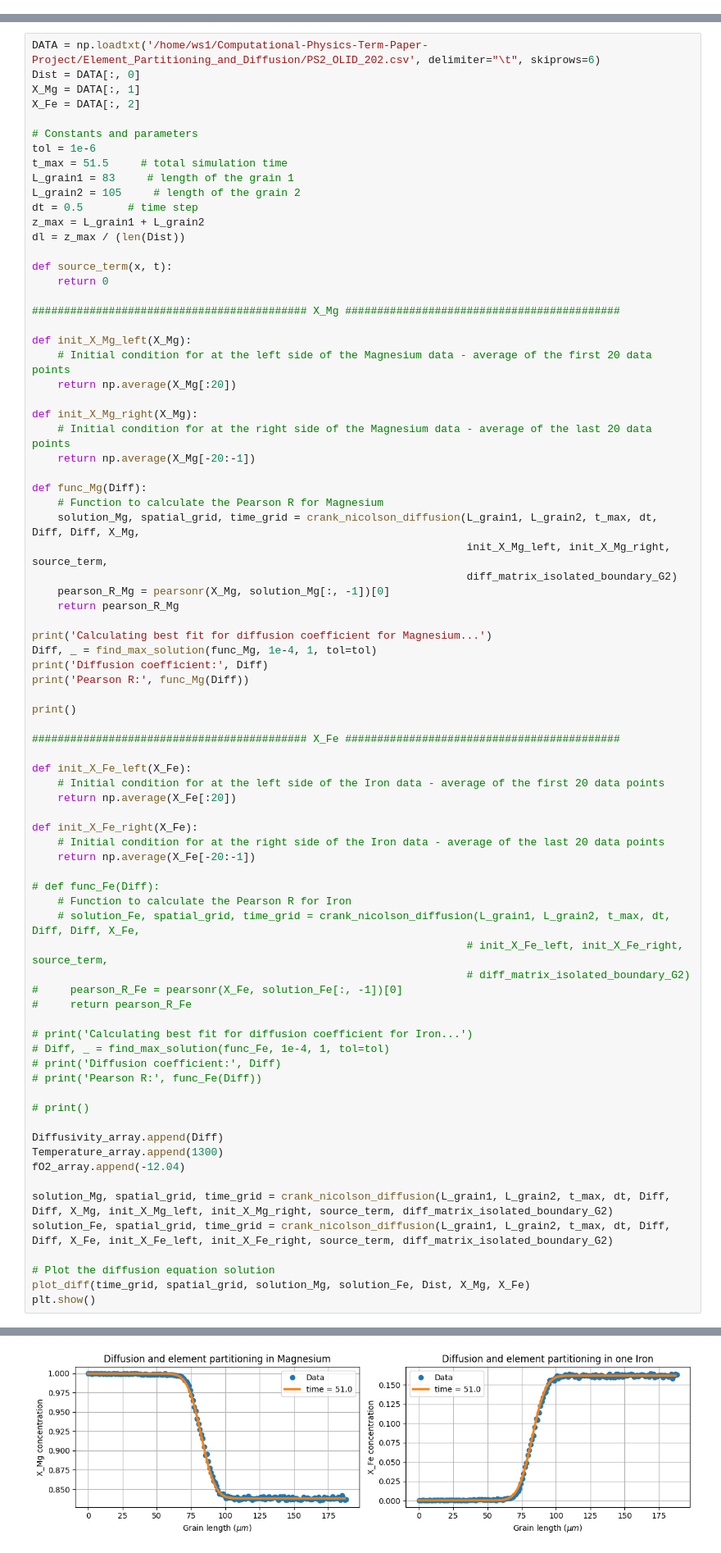
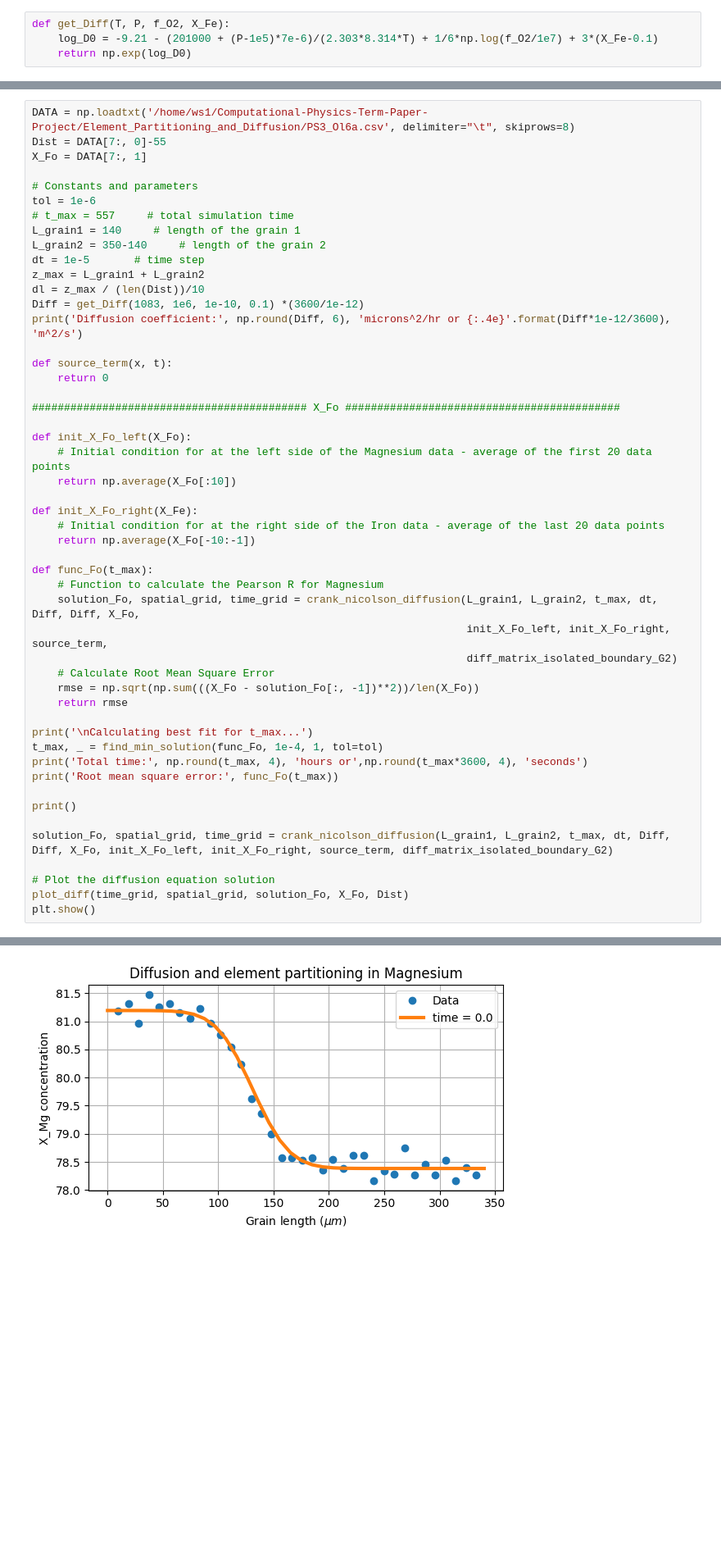
Before and after one commit to chandan-kumarsahu/CP-Project-Grain-Interdiffusion, a Jupyter notebook: Element_Partitioning_and_Diffusion/CN_grain_diffusion_PS3.ipynb, the cells around one changed output, grey strips where cells are left out. Shown: that part at 82% size. Cells and saved outputs as stored; diff of their text form; blank space fills up the shorter version.

Commit message:
Added RMSE finally

```diff
--- a/Element_Partitioning_and_Diffusion/CN_grain_diffusion_PS3.ipynb
+++ b/Element_Partitioning_and_Diffusion/CN_grain_diffusion_PS3.ipynb
@@ -244,0 +5,4 @@ fO2_array = []
+# %%
+def get_Diff(T, P, f_O2, X_Fe):
+    log_D0 = -9.21 - (201000 + (P-1e5)*7e-6)/(2.303*8.314*T) + 1/6*np.log(f_O2/1e7) + 3*(X_Fe-0.1)
+    return np.exp(log_D0)
@@ -245,79 +11,51 @@ fO2_array = []
 # %%
-DATA = np.loadtxt('/home/ws1/Computational-Physics-Term-Paper-Project/Element_Partitioning_and_Diffusion/PS2_OLID_202.csv', delimiter="\t", skiprows=6)
-Dist = DATA[:, 0]
-X_Mg = DATA[:, 1]
-X_Fe = DATA[:, 2]
+DATA = np.loadtxt('/home/ws1/Computational-Physics-Term-Paper-Project/Element_Partitioning_and_Diffusion/PS3_Ol6a.csv', delimiter="\t", skiprows=8)
+Dist = DATA[7:, 0]-55
+X_Fo = DATA[7:, 1]
 
 # Constants and parameters
 tol = 1e-6
-t_max = 51.5     # total simulation time
-L_grain1 = 83     # length of the grain 1
-L_grain2 = 105     # length of the grain 2
-dt = 0.5       # time step
+# t_max = 557     # total simulation time
+L_grain1 = 140     # length of the grain 1
+L_grain2 = 350-140     # length of the grain 2
+dt = 1e-5       # time step
 z_max = L_grain1 + L_grain2
-dl = z_max / (len(Dist))
+dl = z_max / (len(Dist))/10
+Diff = get_Diff(1083, 1e6, 1e-10, 0.1) *(3600/1e-12)
+print('Diffusion coefficient:', np.round(Diff, 6), 'microns^2/hr or {:.4e}'.format(Diff*1e-12/3600), 'm^2/s')
 
 def source_term(x, t):
     return 0
 
-########################################### X_Mg ###########################################
+########################################### X_Fo ###########################################
 
-def init_X_Mg_left(X_Mg):
+def init_X_Fo_left(X_Fo):
     # Initial condition for at the left side of the Magnesium data - average of the first 20 data points
-    return np.average(X_Mg[:20])
+    return np.average(X_Fo[:10])
 
-def init_X_Mg_right(X_Mg):
-    # Initial condition for at the right side of the Magnesium data - average of the last 20 data points
-    return np.average(X_Mg[-20:-1])
+def init_X_Fo_right(X_Fe):
+    # Initial condition for at the right side of the Iron data - average of the last 20 data points
+    return np.average(X_Fo[-10:-1])
 
-def func_Mg(Diff):
+def func_Fo(t_max):
     # Function to calculate the Pearson R for Magnesium
-    solution_Mg, spatial_grid, time_grid = crank_nicolson_diffusion(L_grain1, L_grain2, t_max, dt, Diff, Diff, X_Mg,
-                                                                    init_X_Mg_left, init_X_Mg_right, source_term,
+    solution_Fo, spatial_grid, time_grid = crank_nicolson_diffusion(L_grain1, L_grain2, t_max, dt, Diff, Diff, X_Fo,
+                                                                    init_X_Fo_left, init_X_Fo_right, source_term,
                                                                     diff_matrix_isolated_boundary_G2)
-    pearson_R_Mg = pearsonr(X_Mg, solution_Mg[:, -1])[0]
-    return pearson_R_Mg
+    # Calculate Root Mean Square Error
+    rmse = np.sqrt(np.sum(((X_Fo - solution_Fo[:, -1])**2))/len(X_Fo))
+    return rmse
 
-print('Calculating best fit for diffusion coefficient for Magnesium...')
-Diff, _ = find_max_solution(func_Mg, 1e-4, 1, tol=tol)
-print('Diffusion coefficient:', Diff)
-print('Pearson R:', func_Mg(Diff))
+print('\nCalculating best fit for t_max...')
+t_max, _ = find_min_solution(func_Fo, 1e-4, 1, tol=tol)
+print('Total time:', np.round(t_max, 4), 'hours or',np.round(t_max*3600, 4), 'seconds')
+print('Root mean square error:', func_Fo(t_max))
 
 print()
 
-########################################### X_Fe ###########################################
-
-def init_X_Fe_left(X_Fe):
-    # Initial condition for at the left side of the Iron data - average of the first 20 data points
-    return np.average(X_Fe[:20])
-
-def init_X_Fe_right(X_Fe):
-    # Initial condition for at the right side of the Iron data - average of the last 20 data points
-    return np.average(X_Fe[-20:-1])
-
-# def func_Fe(Diff):
-    # Function to calculate the Pearson R for Iron
-    # solution_Fe, spatial_grid, time_grid = crank_nicolson_diffusion(L_grain1, L_grain2, t_max, dt, Diff, Diff, X_Fe,
-                                                                    # init_X_Fe_left, init_X_Fe_right, source_term,
-                                                                    # diff_matrix_isolated_boundary_G2)
-#     pearson_R_Fe = pearsonr(X_Fe, solution_Fe[:, -1])[0]
-#     return pearson_R_Fe
-
-# print('Calculating best fit for diffusion coefficient for Iron...')
-# Diff, _ = find_max_solution(func_Fe, 1e-4, 1, tol=tol)
-# print('Diffusion coefficient:', Diff)
-# print('Pearson R:', func_Fe(Diff))
-
-# print()
-
-Diffusivity_array.append(Diff)
-Temperature_array.append(1300)
-fO2_array.append(-12.04)
-
-solution_Mg, spatial_grid, time_grid = crank_nicolson_diffusion(L_grain1, L_grain2, t_max, dt, Diff, Diff, X_Mg, init_X_Mg_left, init_X_Mg_right, source_term, diff_matrix_isolated_boundary_G2)
-solution_Fe, spatial_grid, time_grid = crank_nicolson_diffusion(L_grain1, L_grain2, t_max, dt, Diff, Diff, X_Fe, init_X_Fe_left, init_X_Fe_right, source_term, diff_matrix_isolated_boundary_G2)
+solution_Fo, spatial_grid, time_grid = crank_nicolson_diffusion(L_grain1, L_grain2, t_max, dt, Diff, Diff, X_Fo, init_X_Fo_left, init_X_Fo_right, source_term, diff_matrix_isolated_boundary_G2)
 
 # Plot the diffusion equation solution
-plot_diff(time_grid, spatial_grid, solution_Mg, solution_Fe, Dist, X_Mg, X_Fe)
+plot_diff(time_grid, spatial_grid, solution_Fo, X_Fo, Dist)
 plt.show()
 # %% [output]
@@ -327 +67 @@ Pearson R: 0.9998367835373181
-[figure, old version]
+[figure, new version]
```
Also changed, not shown: parts of 16 cells of this notebook, 5 other files.
